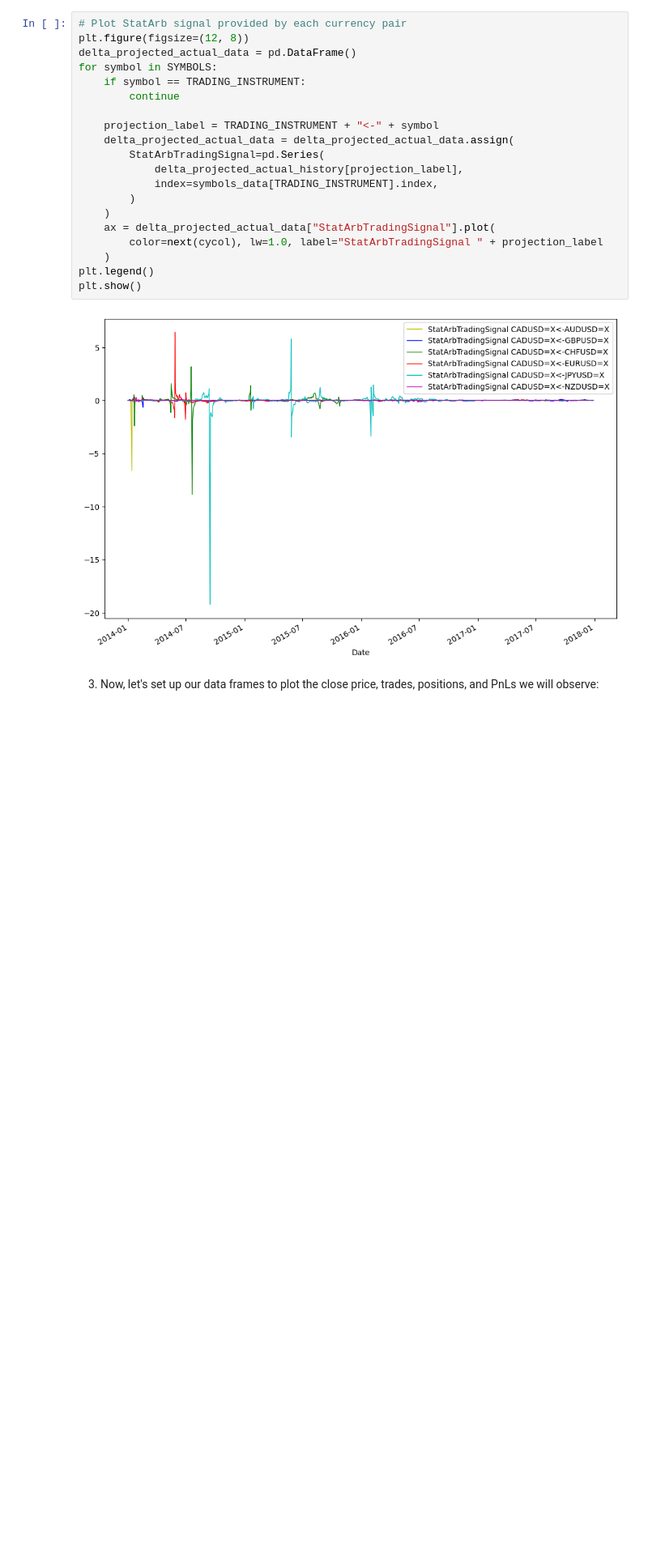
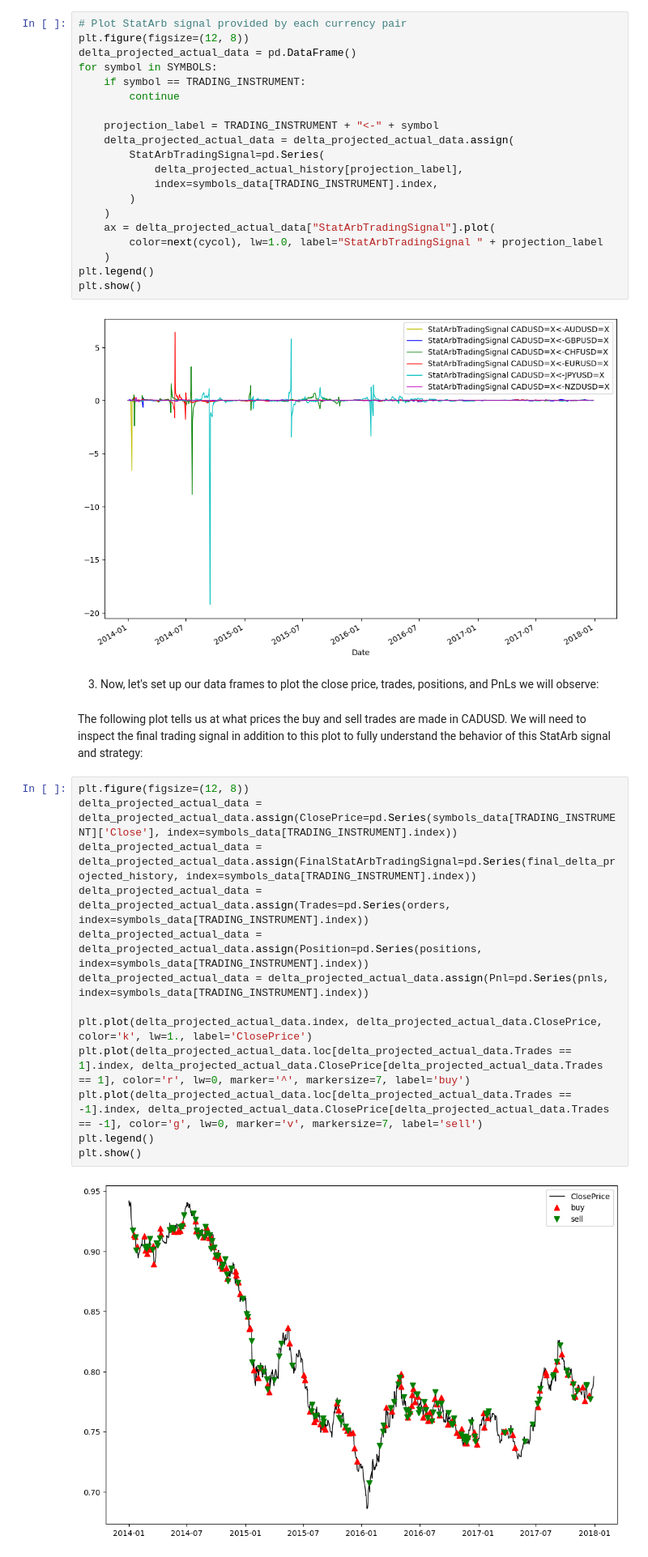
Before and after one commit to usunyu/quant-for-manna, a Jupyter notebook: books/Learn Algorithmic Trading - Build and deploy algorithmic trading systems and strategies using Python and advanced data analysis/Ch05_Sophisticated_Algorithmic_Strategies.ipynb, the cells around one changed output. Shown at 81% size. Saved outputs shown, nothing was run; the diff lists cells and outputs as text; blank space fills up the shorter version.

```diff
--- a/books/Learn Algorithmic Trading - Build and deploy algorithmic trading systems and strategies using Python and advanced data analysis/Ch05_Sophisticated_Algorithmic_Strategies.ipynb
+++ b/books/Learn Algorithmic Trading - Build and deploy algorithmic trading systems and strategies using Python and advanced data analysis/Ch05_Sophisticated_Algorithmic_Strategies.ipynb
@@ -1375,3 +1375,20 @@ plt.show()
 [figure]
 # %% [markdown]
 3. Now, let's set up our data frames to plot the close price, trades, positions, and PnLs we will observe:
+# %% [markdown]
+The following plot tells us at what prices the buy and sell trades are made in CADUSD. We will need to inspect the final trading signal in addition to this plot to fully understand the behavior of this StatArb signal and strategy:
+# %%
+plt.figure(figsize=(12, 8))
+delta_projected_actual_data = delta_projected_actual_data.assign(ClosePrice=pd.Series(symbols_data[TRADING_INSTRUMENT]['Close'], index=symbols_data[TRADING_INSTRUMENT].index))
+delta_projected_actual_data = delta_projected_actual_data.assign(FinalStatArbTradingSignal=pd.Series(final_delta_projected_history, index=symbols_data[TRADING_INSTRUMENT].index))
+delta_projected_actual_data = delta_projected_actual_data.assign(Trades=pd.Series(orders, index=symbols_data[TRADING_INSTRUMENT].index))
+delta_projected_actual_data = delta_projected_actual_data.assign(Position=pd.Series(positions, index=symbols_data[TRADING_INSTRUMENT].index))
+delta_projected_actual_data = delta_projected_actual_data.assign(Pnl=pd.Series(pnls, index=symbols_data[TRADING_INSTRUMENT].index))
+
+plt.plot(delta_projected_actual_data.index, delta_projected_actual_data.ClosePrice, color='k', lw=1., label='ClosePrice')
+plt.plot(delta_projected_actual_data.loc[delta_projected_actual_data.Trades == 1].index, delta_projected_actual_data.ClosePrice[delta_projected_actual_data.Trades == 1], color='r', lw=0, marker='^', markersize=7, label='buy')
+plt.plot(delta_projected_actual_data.loc[delta_projected_actual_data.Trades == -1].index, delta_projected_actual_data.ClosePrice[delta_projected_actual_data.Trades == -1], color='g', lw=0, marker='v', markersize=7, label='sell')
+plt.legend()
+plt.show()
+# %% [output]
+[figure, added]
```
Also changed, not shown: parts of 9 cells of this notebook.
